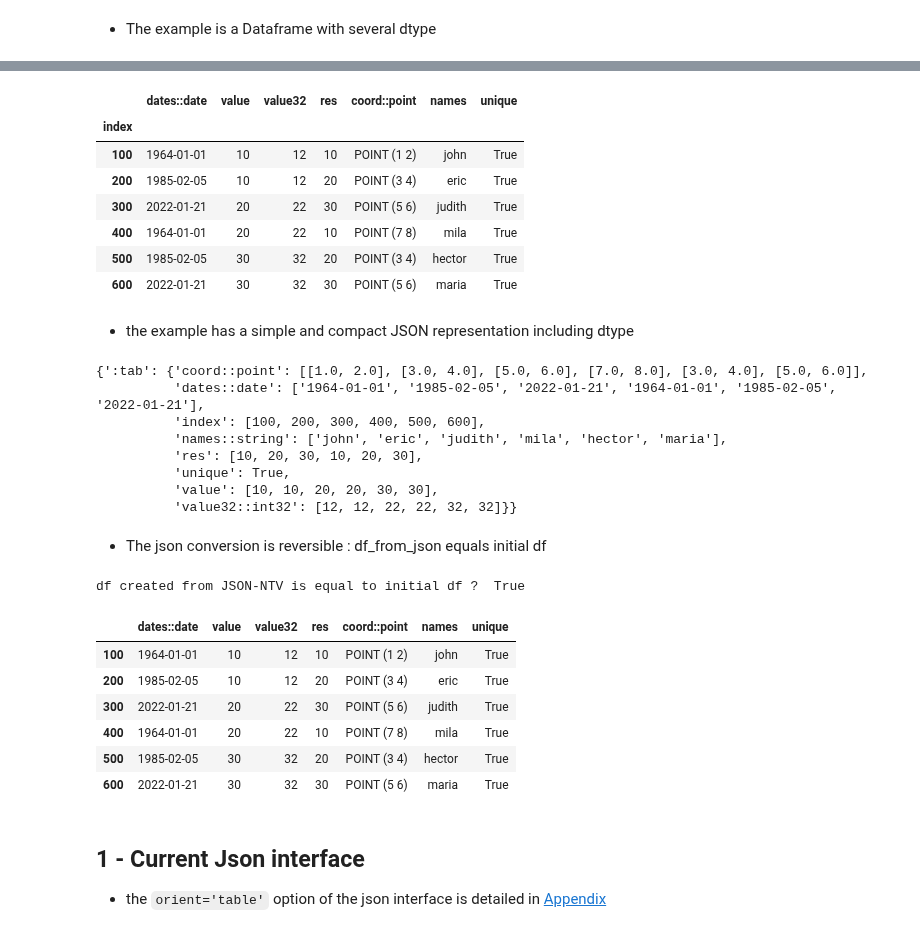
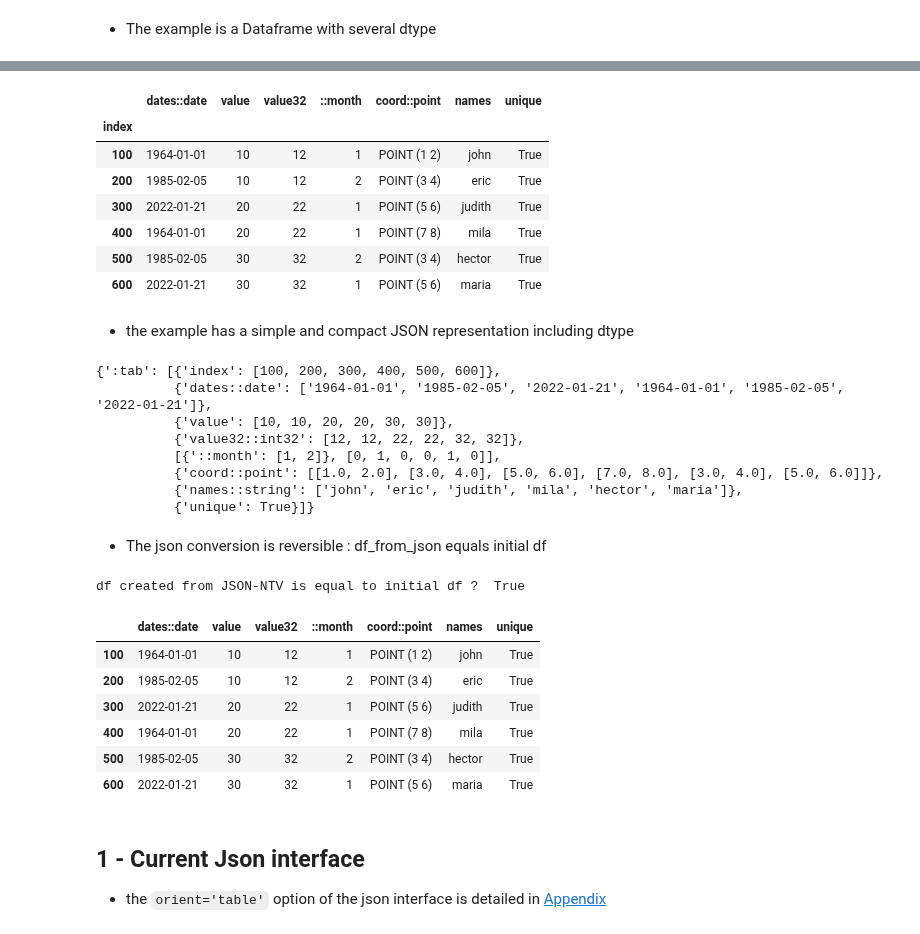
Before and after one commit to loco-philippe/NTV, a Jupyter notebook: example/example_pandas.ipynb, the cells around one changed output, grey strips where cells are left out. Saved outputs shown, nothing was run; the diff lists cells and outputs as text; code cells hidden in the pictures.

```diff
--- a/example/example_pandas.ipynb
+++ b/example/example_pandas.ipynb
@@ -57,13 +60,11 @@ from datetime import date, datetime, time
 # %% [markdown]
 - The example is a Dataframe with several dtype
 # %%
-
-
 tab_data = {'index':           [100, 200, 300, 400, 500, 600],
             'dates::date':     pd.Series([date(1964,1,1), date(1985,2,5), date(2022,1,21), date(1964,1,1), date(1985,2,5), date(2022,1,21)]),
             'value':           [10, 10, 20, 20, 30, 30],
             'value32':         pd.Series([12, 12, 22, 22, 32, 32], dtype='int32'),
-            'res':             [10, 20, 30, 10, 20, 30],
+            '::month':         pd.Series([1, 2, 1, 1, 2, 1], dtype='category'),
             'coord::point':    pd.Series([Point(1,2), Point(3,4), Point(5,6), Point(7,8), Point(3,4), Point(5,6)]),
             'names':           pd.Series(['john', 'eric', 'judith', 'mila', 'hector', 'maria'], dtype='string'),
             'unique':          True }
@@ -81,41 +82,41 @@ unique            bool
 dtype: object
-|  | dates::date | value | value32 | res | coord::point | names | unique |
+|  | dates::date | value | value32 | ::month | coord::point | names | unique |
 | index |  |  |  |  |  |  |  |
-| 100 | 1964-01-01 | 10 | 12 | 10 | POINT (1 2) | john | True |
-| 200 | 1985-02-05 | 10 | 12 | 20 | POINT (3 4) | eric | True |
-| 300 | 2022-01-21 | 20 | 22 | 30 | POINT (5 6) | judith | True |
-| 400 | 1964-01-01 | 20 | 22 | 10 | POINT (7 8) | mila | True |
-| 500 | 1985-02-05 | 30 | 32 | 20 | POINT (3 4) | hector | True |
-| 600 | 2022-01-21 | 30 | 32 | 30 | POINT (5 6) | maria | True |
+| 100 | 1964-01-01 | 10 | 12 | 1 | POINT (1 2) | john | True |
+| 200 | 1985-02-05 | 10 | 12 | 2 | POINT (3 4) | eric | True |
+| 300 | 2022-01-21 | 20 | 22 | 1 | POINT (5 6) | judith | True |
+| 400 | 1964-01-01 | 20 | 22 | 1 | POINT (7 8) | mila | True |
+| 500 | 1985-02-05 | 30 | 32 | 2 | POINT (3 4) | hector | True |
+| 600 | 2022-01-21 | 30 | 32 | 1 | POINT (5 6) | maria | True |
 # %% [markdown]
 - the example has a simple and compact JSON representation including dtype
 # %%
-df_ntv = Ntv.obj(df)
-pprint(df_ntv.to_obj(), compact=True, width=120)
+df_to_json = to_json(df)
+pprint(df_to_json, width=120)
 # %% [output]
-{':tab': {'coord::point': [[1.0, 2.0], [3.0, 4.0], [5.0, 6.0], [7.0, 8.0], [3.0, 4.0], [5.0, 6.0]],
-          'dates::date': ['1964-01-01', '1985-02-05', '2022-01-21', '1964-01-01', '1985-02-05', '2022-01-21'],
-          'index': [100, 200, 300, 400, 500, 600],
-          'names::string': ['john', 'eric', 'judith', 'mila', 'hector', 'maria'],
-          'res': [10, 20, 30, 10, 20, 30],
-          'unique': True,
-          'value': [10, 10, 20, 20, 30, 30],
-          'value32::int32': [12, 12, 22, 22, 32, 32]}}
+{':tab': [{'index': [100, 200, 300, 400, 500, 600]},
+          {'dates::date': ['1964-01-01', '1985-02-05', '2022-01-21', '1964-01-01', '1985-02-05', '2022-01-21']},
+          {'value': [10, 10, 20, 20, 30, 30]},
+          {'value32::int32': [12, 12, 22, 22, 32, 32]},
+          [{'::month': [1, 2]}, [0, 1, 0, 0, 1, 0]],
+          {'coord::point': [[1.0, 2.0], [3.0, 4.0], [5.0, 6.0], [7.0, 8.0], [3.0, 4.0], [5.0, 6.0]]},
+          {'names::string': ['john', 'eric', 'judith', 'mila', 'hector', 'maria']},
+          {'unique': True}]}
 # %% [markdown]
 - The json conversion is reversible : df_from_json equals initial df
 # %%
-df_from_ntv = df_ntv.to_obj(format='obj')
-print('df created from JSON-NTV is equal to initial df ? ', df_from_ntv.equals(df))
-df_from_ntv
+df_from_json = read_json(df_to_json)
+print('df created from JSON-NTV is equal to initial df ? ', df_from_json.equals(df))
+df_from_json
 # %% [output]
 df created from JSON-NTV is equal to initial df ?  True
-|  | dates::date | value | value32 | res | coord::point | names | unique |
-| 100 | 1964-01-01 | 10 | 12 | 10 | POINT (1 2) | john | True |
-| 200 | 1985-02-05 | 10 | 12 | 20 | POINT (3 4) | eric | True |
-| 300 | 2022-01-21 | 20 | 22 | 30 | POINT (5 6) | judith | True |
-| 400 | 1964-01-01 | 20 | 22 | 10 | POINT (7 8) | mila | True |
-| 500 | 1985-02-05 | 30 | 32 | 20 | POINT (3 4) | hector | True |
-| 600 | 2022-01-21 | 30 | 32 | 30 | POINT (5 6) | maria | True |
+|  | dates::date | value | value32 | ::month | coord::point | names | unique |
+| 100 | 1964-01-01 | 10 | 12 | 1 | POINT (1 2) | john | True |
+| 200 | 1985-02-05 | 10 | 12 | 2 | POINT (3 4) | eric | True |
+| 300 | 2022-01-21 | 20 | 22 | 1 | POINT (5 6) | judith | True |
+| 400 | 1964-01-01 | 20 | 22 | 1 | POINT (7 8) | mila | True |
+| 500 | 1985-02-05 | 30 | 32 | 2 | POINT (3 4) | hector | True |
+| 600 | 2022-01-21 | 30 | 32 | 1 | POINT (5 6) | maria | True |
 # %% [markdown]
 ## 1 - Current Json interface
 - the `orient='table'` option of the json interface is detailed in [Appendix](#5---Appendix:-JSON-interface---option:-"table")
```
Also changed, not shown: parts of 22 cells of this notebook, 3 other files.
